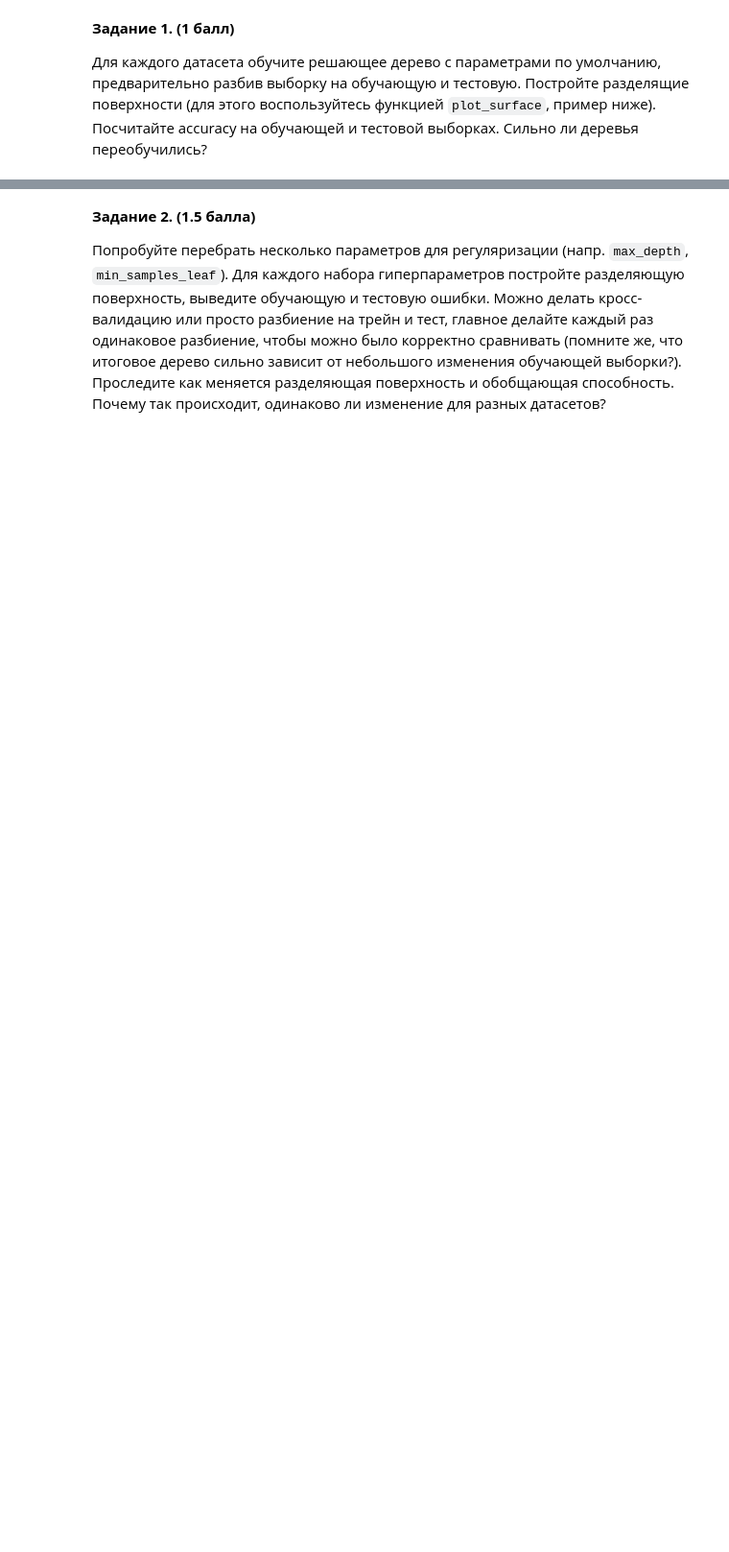
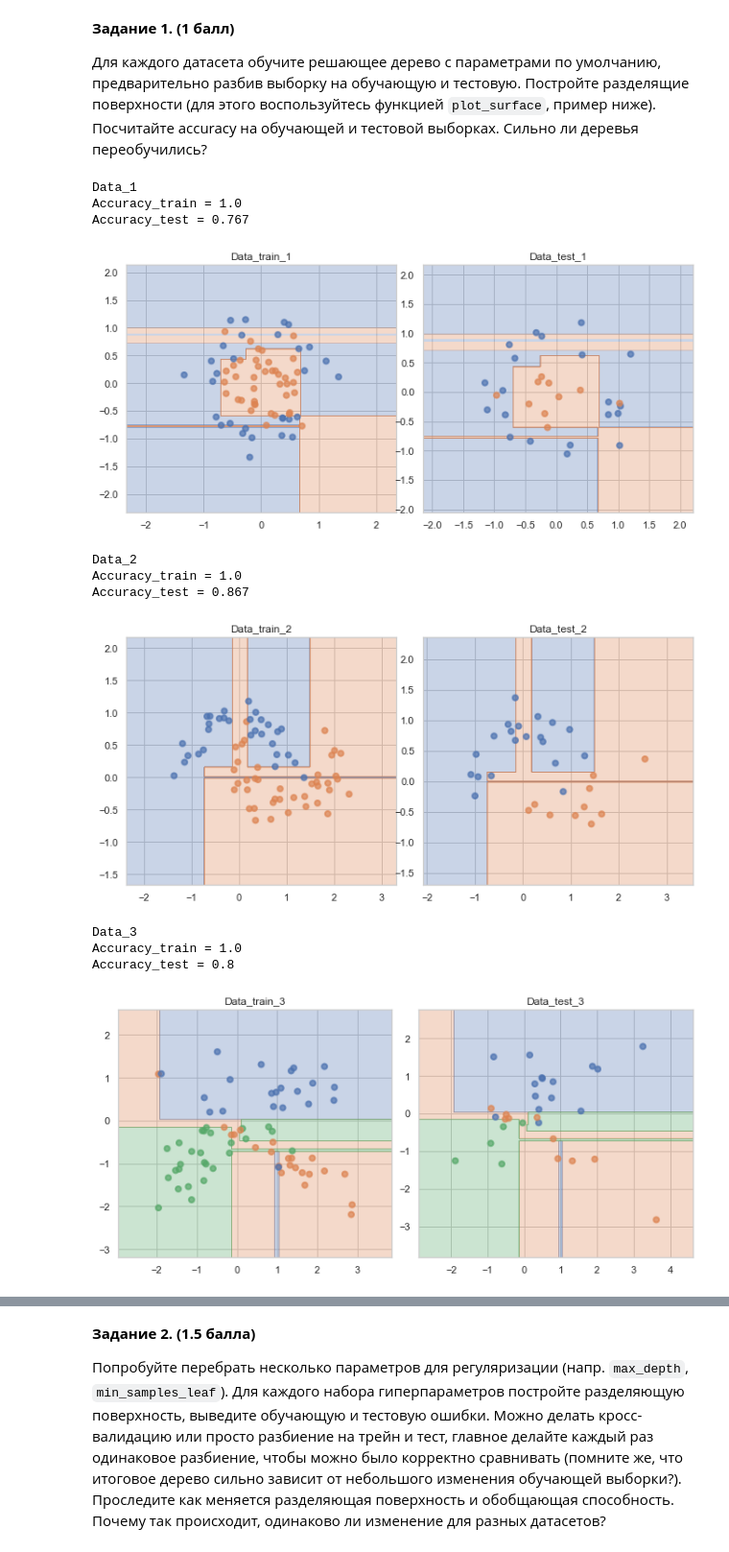
Before and after one commit to miche2020/ml-course-hse, a Jupyter notebook: 2020-fall/homeworks-practice/homework-practice-05-trees/homework-practice-05-trees.ipynb, the cells around one changed output, grey strips where cells are left out. Shown at 96% size. Cells and saved outputs as stored; diff of their text form; code cells hidden in the pictures; blank space fills up the shorter version.

Commit message:
trees

```diff
--- a/2020-fall/homeworks-practice/homework-practice-05-trees/homework-practice-05-trees.ipynb
+++ b/2020-fall/homeworks-practice/homework-practice-05-trees/homework-practice-05-trees.ipynb
@@ -78,7 +81,7 @@ __Задание 1. (1 балл)__
 
 Для каждого датасета обучите решающее дерево с параметрами по умолчанию, предварительно разбив выборку на обучающую и тестовую. Постройте разделящие поверхности (для этого воспользуйтесь функцией `plot_surface`, пример ниже). Посчитайте accuracy на обучающей и тестовой выборках. Сильно ли деревья переобучились?
 # %%
-def plot_surface(clf, X, y):
+def plot_surface(clf, X, y, ax=plt):
     plot_step = 0.01
     palette = sns.color_palette(n_colors=len(np.unique(y)))
     cmap = ListedColormap(palette)
@@ -90,10 +93,46 @@ def plot_surface(clf, X, y):
 
     Z = clf.predict(np.c_[xx.ravel(), yy.ravel()])
     Z = Z.reshape(xx.shape)
-    cs = plt.contourf(xx, yy, Z, cmap=cmap, alpha=0.3)
+    cs = ax.contourf(xx, yy, Z, cmap=cmap, alpha=0.3)
 
-    plt.scatter(X[:, 0], X[:, 1], c=y, cmap=cmap, alpha=.7,
+    ax.scatter(X[:, 0], X[:, 1], c=y, cmap=cmap, alpha=.7,
                 edgecolors=np.array(palette)[y], linewidths=2)
+# %%
+def tree(X,y,i):
+    X_train, X_test, y_train, y_test = train_test_split(X, y, test_size=0.3, random_state=42,)
+    model = DecisionTreeClassifier()
+    model.fit(X_train, y_train)
+    print('Data_{}'.format(i+1))
+    print('Accuracy_train = {}'.format(accuracy_score(y_train, model.predict(X_train))))
+    print('Accuracy_test = {}'.format(round(accuracy_score(y_test, model.predict(X_test)),3)))
+
+    plt.subplot(1,2,1)
+    plot_surface(model, X_train, y_train)
+    plt.title('Data_train_{}'.format(i+1))
+
+    plt.subplot(1,2,2)
+    plot_surface(model, X_test, y_test)
+    plt.title('Data_test_{}'.format(i+1))
+
+    plt.show()
+# %%
+for i in range(3):
+    plt.figure(figsize=(10,5))
+    X, y = datasets[i]
+    tree(X, y, i)
+# %% [output]
+Data_1
+Accuracy_train = 1.0
+Accuracy_test = 0.767
+[figure, added]
+Data_2
+Accuracy_train = 1.0
+Accuracy_test = 0.867
+[figure, added]
+Data_3
+Accuracy_train = 1.0
+Accuracy_test = 0.8
+[figure, added]
 # %%
 # Пример:
 from sklearn.linear_model import LinearRegression
```
Also changed, not shown: parts of 21 cells of this notebook, 1 other file.
